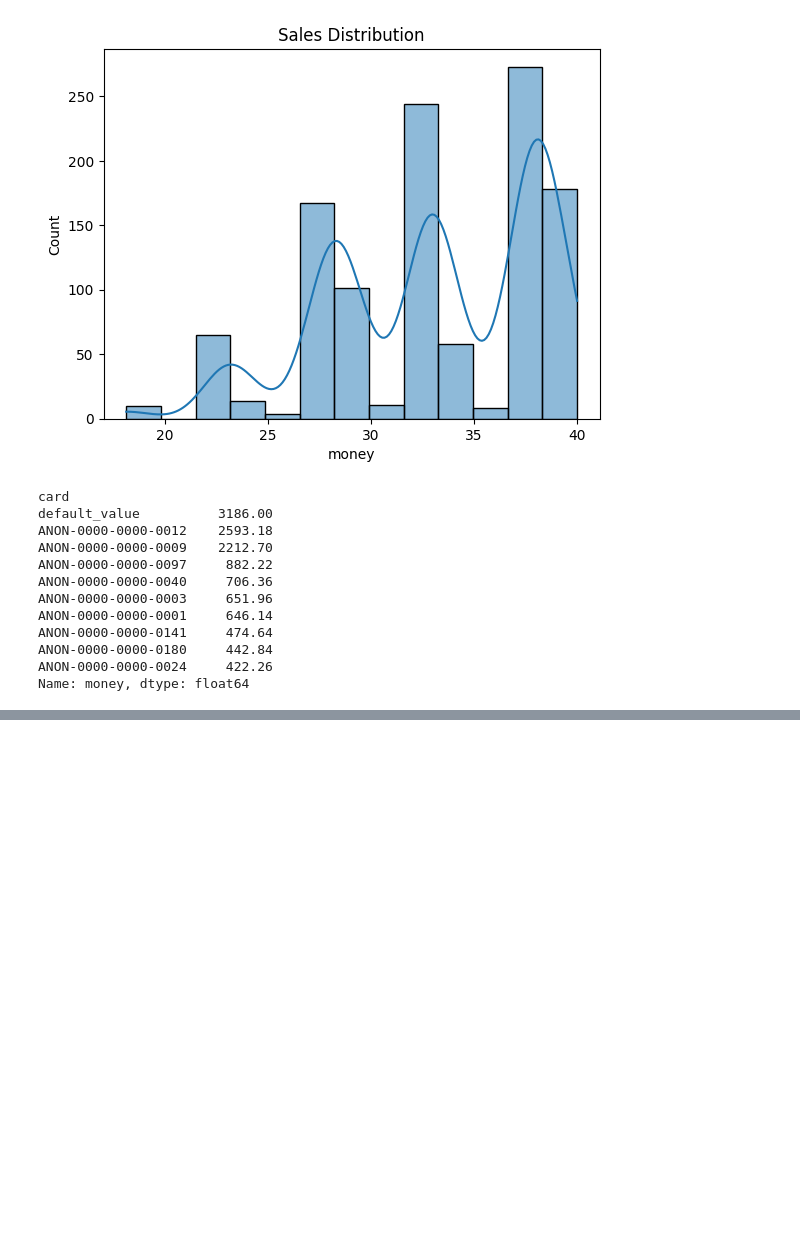
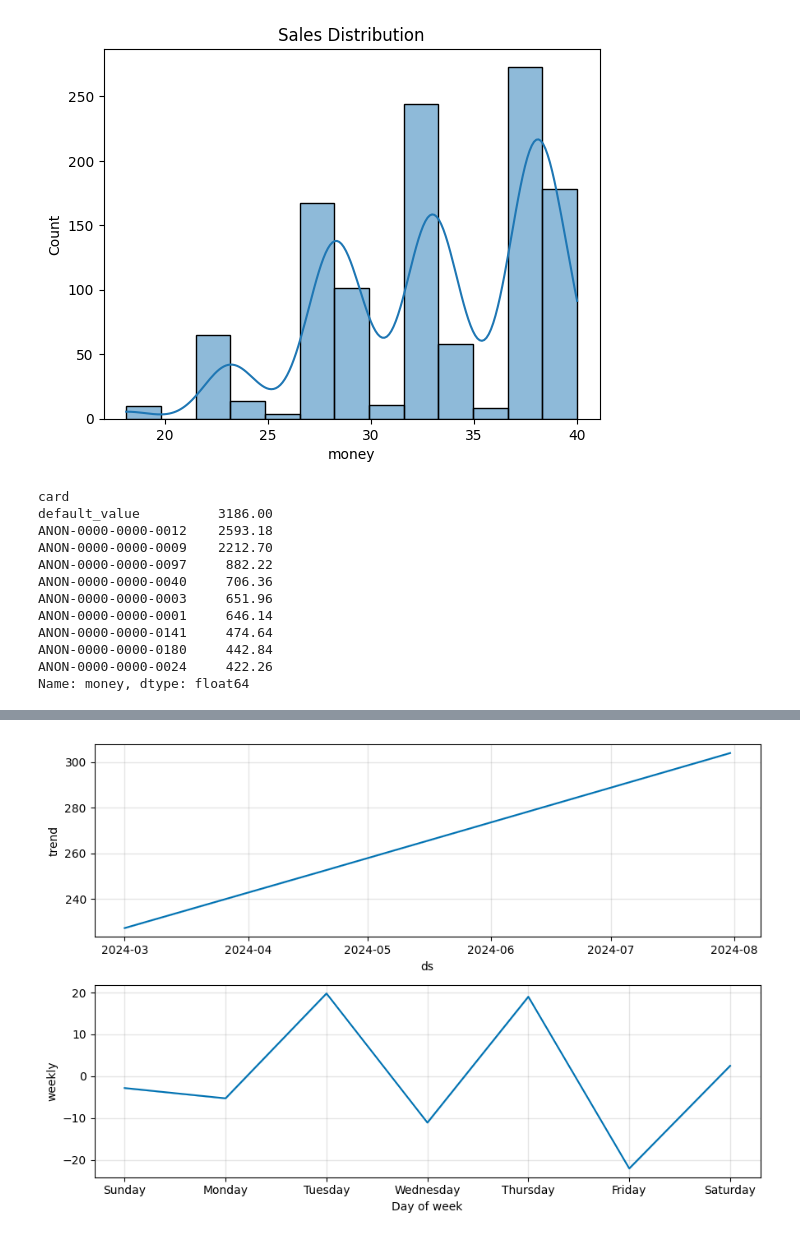
Before and after one commit to Ameesha2214/Unified_mentor_coffee_sales_project, a Jupyter notebook: Coffee_sales.ipynb, the cells around one changed output, grey strips where cells are left out. Saved outputs shown, nothing was run; the diff lists cells and outputs as text; code cells hidden in the pictures; blank space fills up the shorter version.

```diff
--- a/Coffee_sales.ipynb
+++ b/Coffee_sales.ipynb
@@ -301,0 +376,24 @@ combined_df.to_csv('combined_data.csv', index=False)
+# %%
+# Define a cutoff date for training that exists within your data
+# For example, find the date 30 days before the last date in your dataset:
+cutoff_date = time_data['ds'].max() - pd.DateOffset(days=30)
+
+# Split the data
+train_data = time_data[time_data['ds'] < cutoff_date]
+test_data = time_data[time_data['ds'] >= cutoff_date]
+
+# Train the model
+model = Prophet()
+model.fit(train_data)
+
+# Predict on future dates (including the test period)
+future = model.make_future_dataframe(periods=len(test_data))
+forecast = model.predict(future)
+
+# Align the test set with predictions
+test_forecast = forecast[forecast['ds'].isin(test_data['ds'])]
+
+# Calculate MAE
+from sklearn.metrics import mean_absolute_error
+mae = mean_absolute_error(test_data['y'], test_forecast['yhat'])
+print(f"Mean Absolute Error (MAE): {mae}")
@@ -301,0 +413,5 @@ combined_df.to_csv('combined_data.csv', index=False)
+# %%
+model.plot_components(forecast)
+plt.show()
+# %% [output]
+[figure, added]
```
Also changed, not shown: parts of 12 cells of this notebook.
